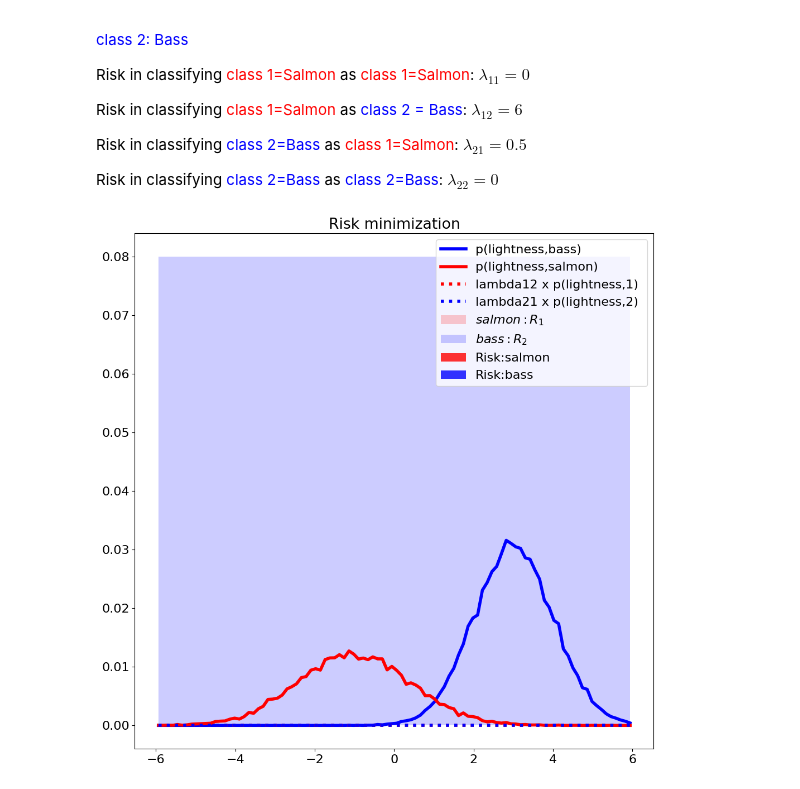
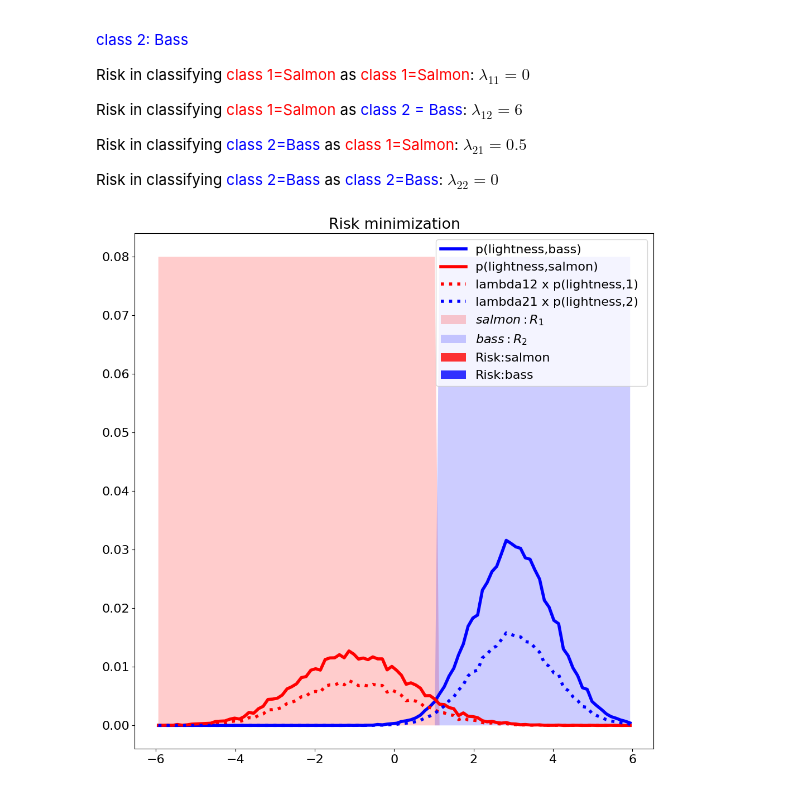
Before and after one commit to aezouhri/Machine_Learning, a Jupyter notebook: MIni Assignment 8/Risk_Minimization.ipynb, the cells around one changed output. Cells and saved outputs as stored; diff of their text form; code cells hidden in the pictures.

```diff
--- a/MIni Assignment 8/Risk_Minimization.ipynb
+++ b/MIni Assignment 8/Risk_Minimization.ipynb
@@ -204,34 +205,34 @@ Risk in classifying <font color = blue>class 2=Bass</font> as <font color = blue
 # %%
 fig = plt.figure(figsize=[12,12])
 s=plt.plot(bincenters,p_l_and_bass,'b',label='p(lightness,bass) ',linewidth=4)
 s=plt.plot(bincenters,p_l_and_salmon,'r',label='p(lightness,salmon)',linewidth=4)
 
-# TO DO -----------------------------------
+# TODO -----------------------------------
 # Compute weighted probabilities
-lambda12_p1 = 0*bincenters  # change this line
-lambda21_p2 = 0*bincenters  # change this line
+lambda12_p1 = 0.6 * p_l_and_salmon
+lambda21_p2 = 0.5 * p_l_and_bass
 
 # Evaluate the regions
 salmon_region = lambda12_p1 > lambda21_p2
 bass_region = lambda12_p1 <= lambda21_p2
 
 #------------------------------------------
 # Plotting
 salmon_err = 0*bincenters
 bass_err = 0*bincenters
 
 s=plt.plot(bincenters,lambda12_p1,'r:',label='lambda12 x p(lightness,1) ',linewidth=4)
 s=plt.plot(bincenters,lambda21_p2,'b:',label='lambda21 x p(lightness,2)',linewidth=4)
 
 bass_region = 0.08*bass_region
 salmon_region = 0.08*salmon_region
 s=plt.fill_between(bincenters,salmon_region,label='$salmon:  R_1$',facecolor='red', alpha=0.2)
 s=plt.fill_between(bincenters,bass_region,label='$bass:  R_2 $',facecolor='blue', alpha=0.2)
 
 
 s=plt.fill_between(bincenters,salmon_err,0*salmon_err,label='Risk:salmon',facecolor='red', alpha=0.8)
 s=plt.fill_between(bincenters,bass_err,0*bass_err,label='Risk:bass',facecolor='blue', alpha=0.8)
 s = plt.title('Risk minimization')
 s = fig.gca().legend()
 # %% [output]
-[figure, old version]
+[figure, new version]
```
Also changed, not shown: parts of 2 cells of this notebook, 1 other file.
